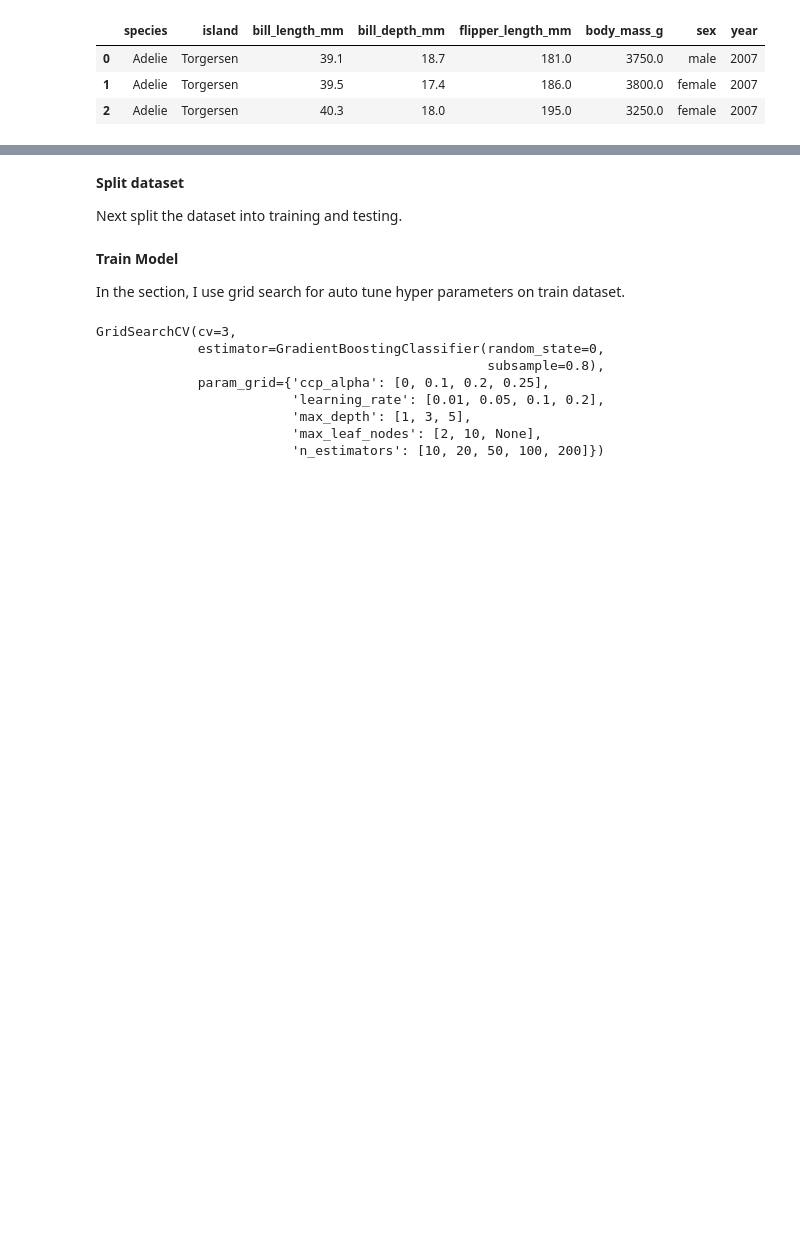
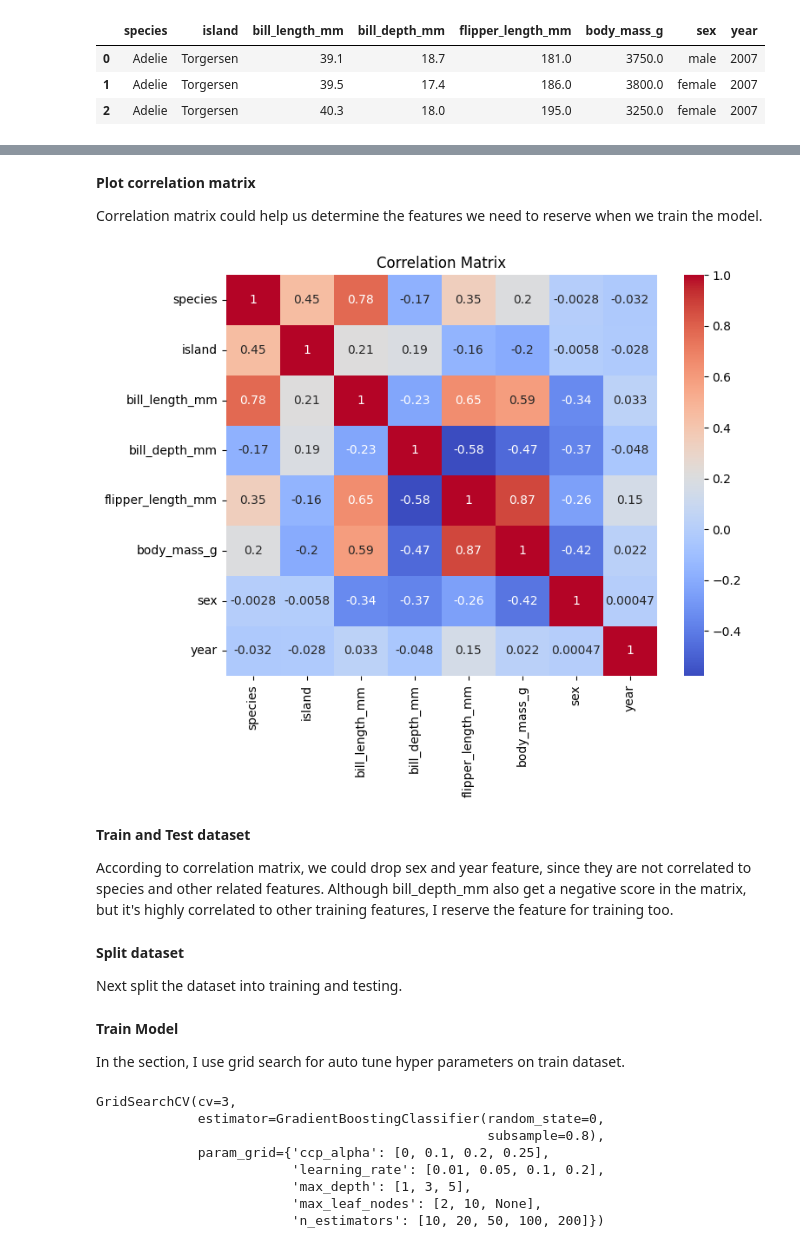
Before and after one commit to fsx950223/penguins_sklearn, a Jupyter notebook: week7.ipynb, the cells around one changed output, grey strips where cells are left out. Drawn from its saved outputs; the diff is of its cells as text; code cells hidden in the pictures; blank space fills up the shorter version.

```diff
--- a/week7.ipynb
+++ b/week7.ipynb
@@ -67,0 +71,16 @@ Label classes: ['Adelie', 'Gentoo', 'Chinstrap']
+# %% [markdown]
+**Plot correlation matrix**
+
+Correlation matrix could help us determine the features we need to reserve when we train the model.
+# %%
+correlation_matrix = dataset_df.corr()
+fig, ax = plt.subplots(figsize=(8, 6))
+sns.heatmap(correlation_matrix, annot=True, cmap="coolwarm", ax=ax)
+ax.set_title("Correlation Matrix")
+plt.show()
+# %% [output]
+[figure, added]
+# %% [markdown]
+**Train and Test dataset**
+
+According to correlation matrix, we could drop sex and year feature, since they are not correlated to species and other related features. Although bill_depth_mm also get a negative score in the matrix, but it's highly correlated to other training features, I reserve the feature for training too.
```
Also changed, not shown: parts of 12 cells of this notebook.
